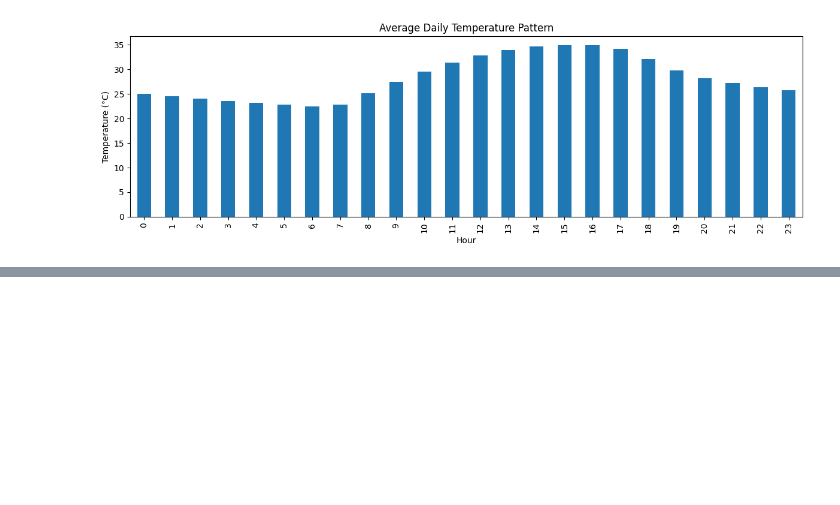
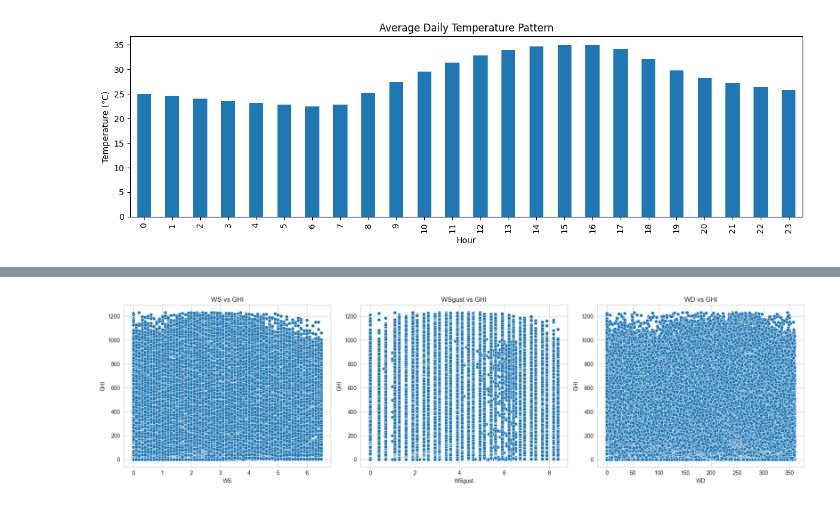
Before and after one commit to Feven777/solar-challenge-week0, a Jupyter notebook: notebook/benin_eda.ipynb, the cells around one changed output, grey strips where cells are left out. Drawn from its saved outputs; the diff is of its cells as text; code cells hidden in the pictures; blank space fills up the shorter version.

```diff
--- a/notebook/benin_eda.ipynb
+++ b/notebook/benin_eda.ipynb
@@ -423,0 +499,16 @@ plt.show()
+# %%
+fig, axes = plt.subplots(1, 3, figsize=(18,5))
+
+sns.scatterplot(x='WS', y='GHI', data=df, ax=axes[0])
+axes[0].set_title("WS vs GHI")
+
+sns.scatterplot(x='WSgust', y='GHI', data=df, ax=axes[1])
+axes[1].set_title("WSgust vs GHI")
+
+sns.scatterplot(x='WD', y='GHI', data=df, ax=axes[2])
+axes[2].set_title("WD vs GHI")
+
+plt.tight_layout()
+plt.show()
+# %% [output]
+[figure, added]
```
Also changed, not shown: parts of 10 cells of this notebook.
